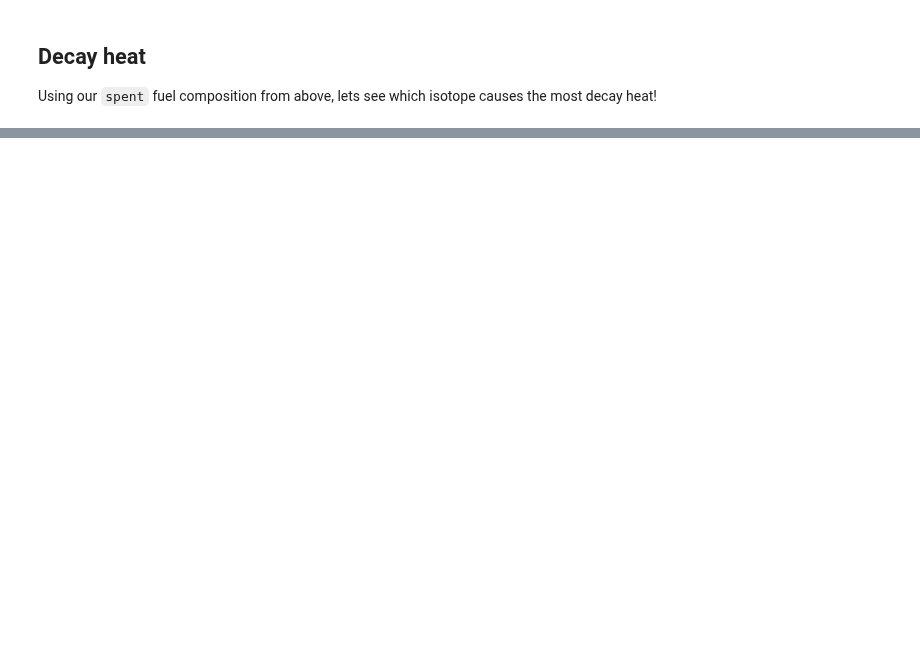
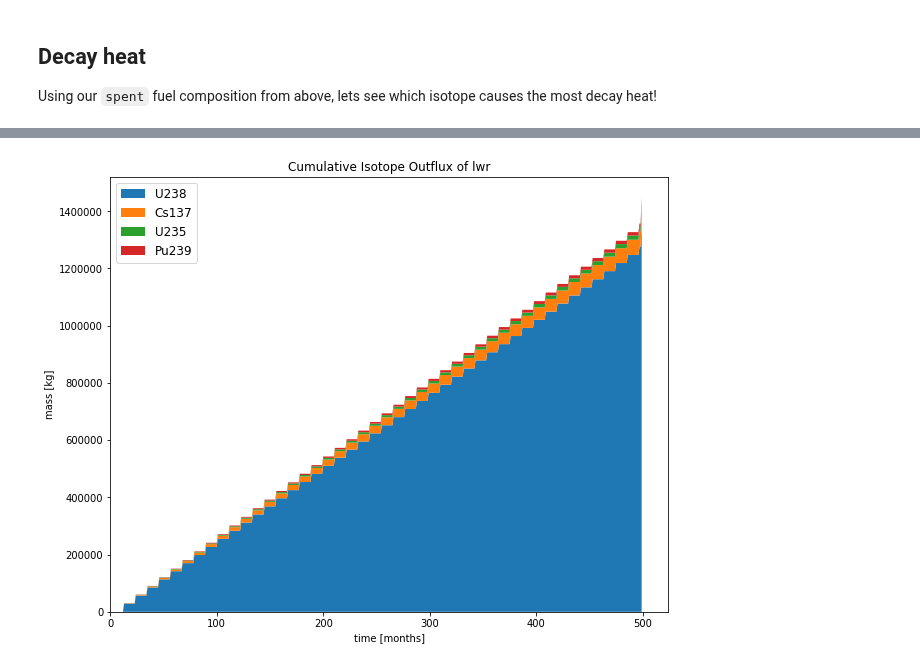
Before and after one commit to pichman2/cyclus-tutorial, a Jupyter notebook: Tutorial_interactive_key.ipynb, the cells around one changed output, grey strips where cells are left out. Drawn from its saved outputs; the diff is of its cells as text; code cells hidden in the pictures; blank space fills up the shorter version.

```diff
--- a/Tutorial_interactive_key.ipynb
+++ b/Tutorial_interactive_key.ipynb
@@ -953,0 +1007,10 @@ Image(filename='cum_mass_spent-uoxdischarge.png')
+# %%
+cur = analysis.cursor('cyclus.sqlite')
+# %%
+plt.rcParams['figure.figsize'] = [10, 8]
+plt.rcParams['legend.fontsize'] = 12
+facility = 'lwr'
+title = 'Cumulative Isotope Outflux of lwr'
+analysis.plot_out_flux_cumulative(cur, facility,title)
+# %% [output]
+[figure, added]
```
Also changed, not shown: parts of 24 cells of this notebook, 4 other files.
